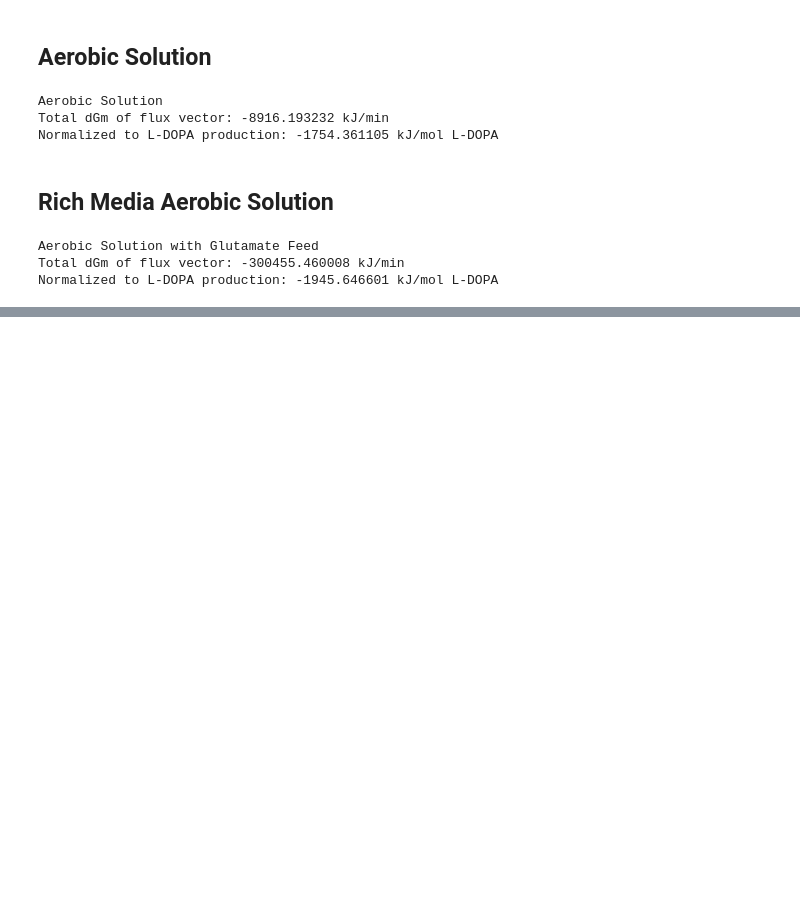
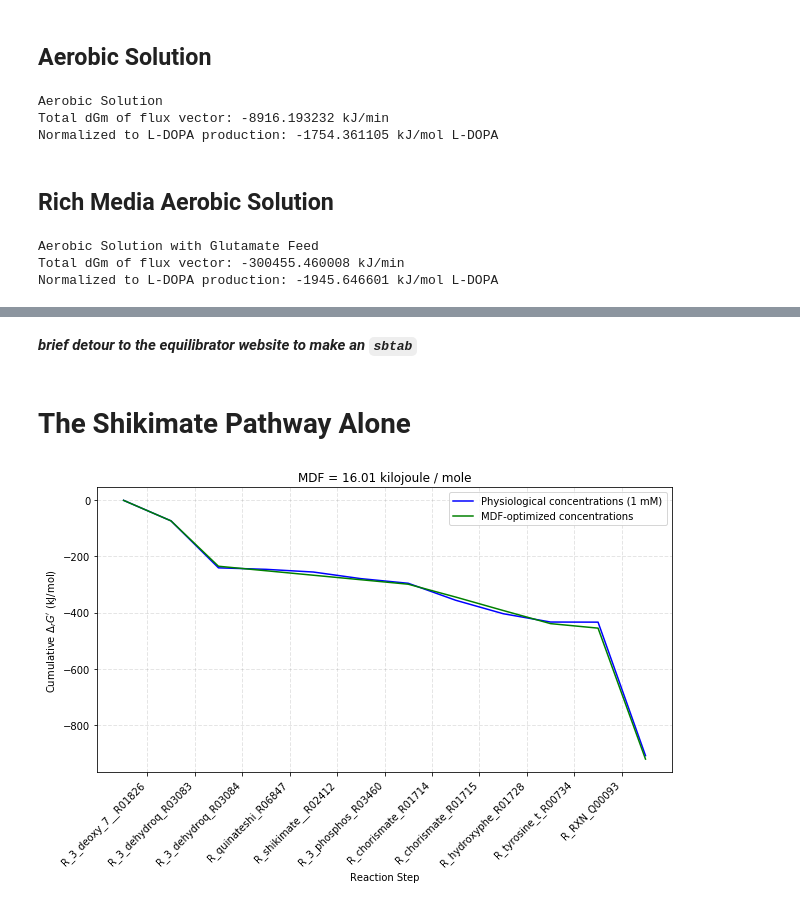
Before and after one commit to russell-stewart/levdopa_synthesis, a Jupyter notebook: presentation.ipynb, the cells around one changed output, grey strips where cells are left out. Cells and saved outputs as stored; diff of their text form; code cells hidden in the pictures; blank space fills up the shorter version.

```diff
--- a/presentation.ipynb
+++ b/presentation.ipynb
@@ -538,0 +589,15 @@ Normalized to L-DOPA production: -1945.646601 kJ/mol L-DOPA
+# %% [markdown]
+*__brief detour to the equilibrator website to make an `sbtab`__*
+# %% [markdown]
+# The Shikimate Pathway Alone
+# %%
+filename = 'Equilibrator_Pathway_CSV/shikimate_pH7.00_I0.10_MDF.tsv'#Read in resulting sbtab
+sbtab_file = open(filename, 'r')
+file_content = sbtab_file.read()
+sbtab_file.close()
+doc = SBtab.SBtabDocument("shikimate_pH7.00_I0.10_MDF", file_content, filename)#Run mdf analysis
+shikimate_pathway = Pathway.from_sbtab(doc)
+shikimate_mdf_result = shikimate_pathway.calc_mdf()#Plot output
+shikimate_mdf_result.reaction_plot;
+# %% [output]
+[figure, added]
```
Also changed, not shown: parts of 32 cells of this notebook, 7 other files.
